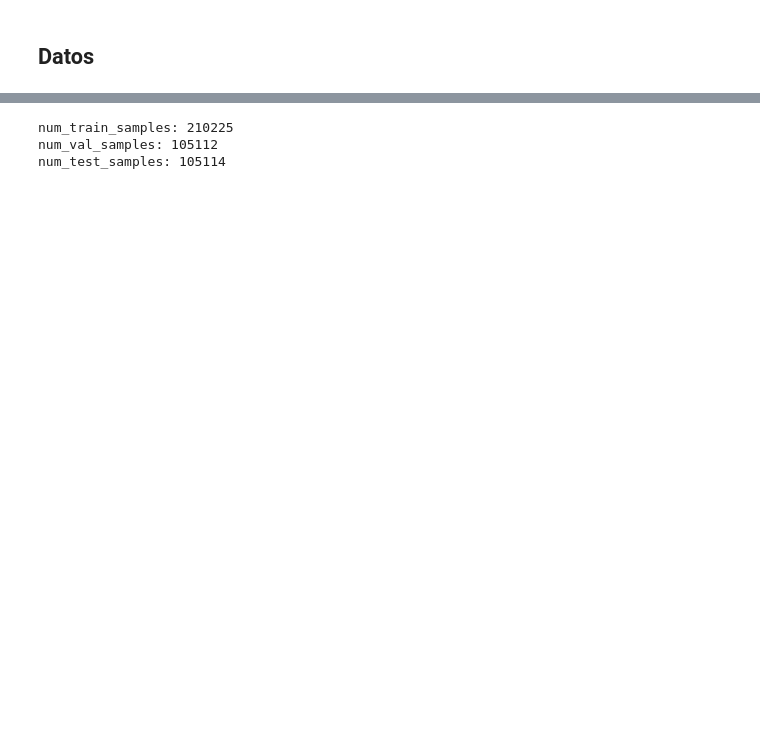
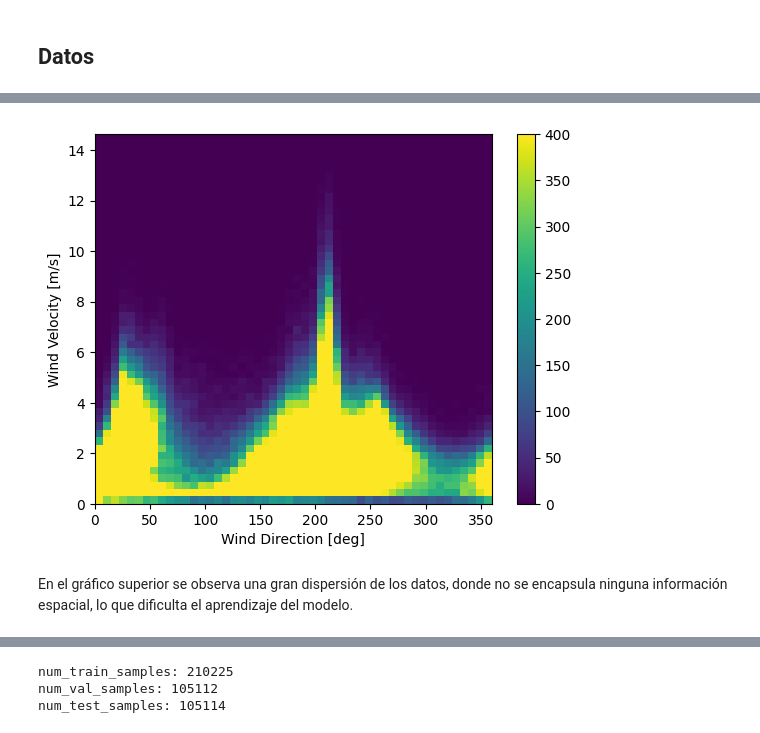
Before and after one commit to GabrielFurnielesGarcia/deeplearning-2024, a Jupyter notebook: RNN/Deep_Learning_Series_Temporales.ipynb, the cells around one changed output, grey strips where cells are left out. Drawn from its saved outputs; the diff is of its cells as text; code cells hidden in the pictures; blank space fills up the shorter version.

```diff
--- a/RNN/Deep_Learning_Series_Temporales.ipynb
+++ b/RNN/Deep_Learning_Series_Temporales.ipynb
@@ -973 +977,6 @@ replace __MACOSX/._jena_climate_2009_2016.csv? [y]es, [n]o, [A]ll, [N]one, [r]en
   inflating: __MACOSX/._jena_climate_2009_2016.csv
+# %%
+df = pd.read_csv('jena_climate_2009_2016.csv')
+date_time = pd.to_datetime(df.pop('Date Time'), format='%d.%m.%Y %H:%M:%S')
+print(df.shape)
+df.head()
@@ -973,0 +1019,10 @@ replace __MACOSX/._jena_climate_2009_2016.csv? [y]es, [n]o, [A]ll, [N]one, [r]en
+# %%
+plt.hist2d(df['wd (deg)'], df['wv (m/s)'], bins=(50, 50), vmax=400)
+plt.colorbar()
+plt.xlabel('Wind Direction [deg]')
+plt.ylabel('Wind Velocity [m/s]')
+plt.show()
+# %% [output]
+[figure, added]
+# %% [markdown]
+En el gráfico superior se observa una gran dispersión de los datos, donde no se encapsula ninguna información espacial, lo que dificulta el aprendizaje del modelo.
```
Also changed, not shown: parts of 33 cells of this notebook.
